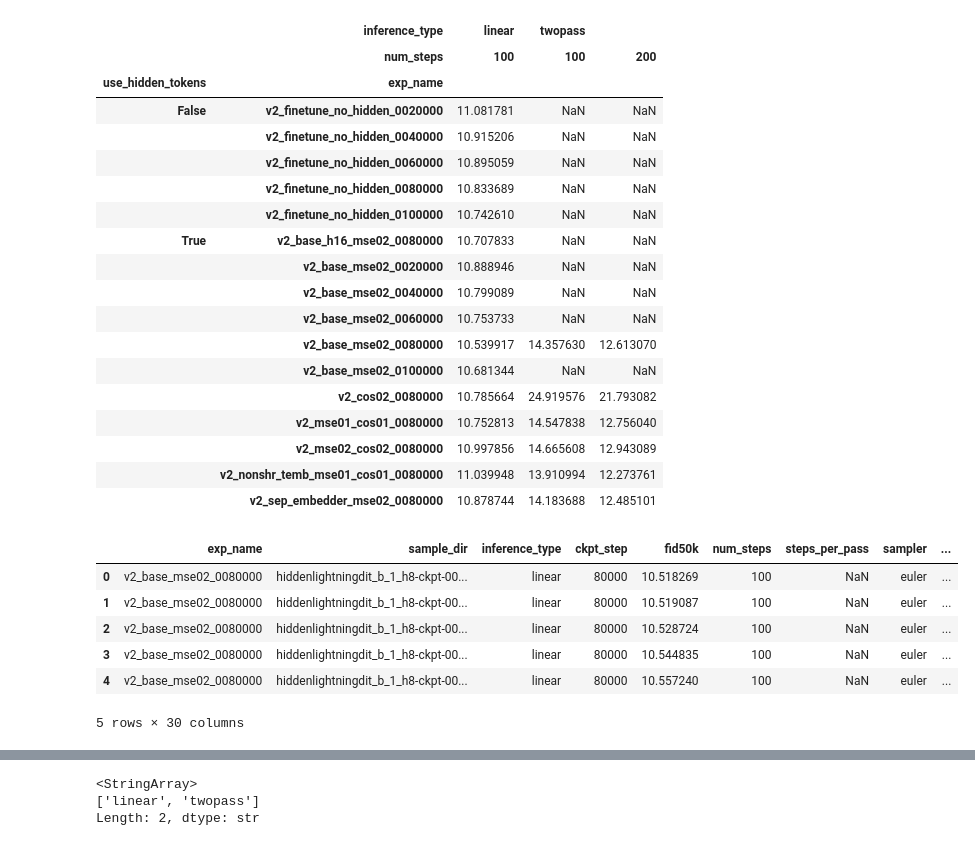
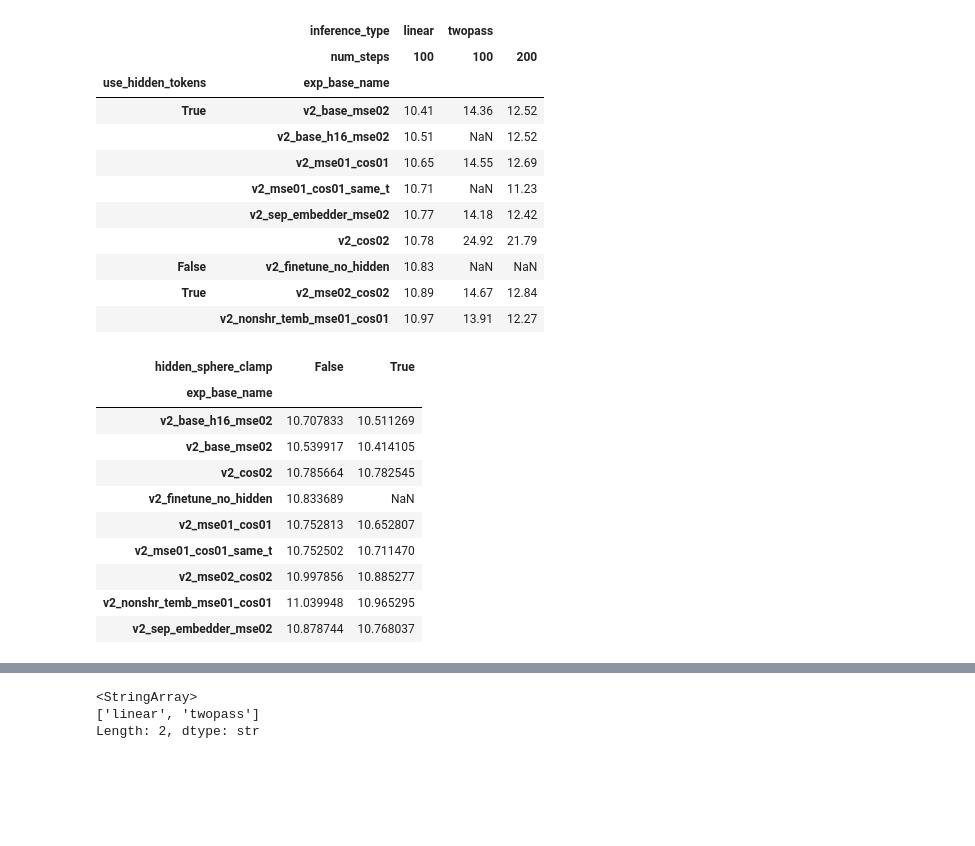
Before and after one commit to BartekPog/sfd-encoder, a Jupyter notebook: notebooks/fid_tables.ipynb, the cells around one changed output, grey strips where cells are left out. Cells and saved outputs as stored; diff of their text form; code cells hidden in the pictures; blank space fills up the shorter version.

```diff
--- a/notebooks/fid_tables.ipynb
+++ b/notebooks/fid_tables.ipynb
@@ -6,3 +6,8 @@ data_file = "../results/fid_summary.csv"
 df = pd.read_csv(data_file)
 df = df[df["exp_name"] != "hidden_b_h200_from_pretrained_weak_h_loss_0080000"]
 df['hidden_schedule_max_t'] = df["hidden_schedule_max_t"].fillna(1.0)
+df['hidden_sphere_clamp'] = df["hidden_sphere_clamp"].fillna(False)
+
+df["exp_base_name"] = df["exp_name"].apply(lambda x: "_".join(x.split("_")[:-1]))
+df['training_steps'] = df["exp_name"].apply(lambda x: int(x.split("_")[-1]))
+df.head()
@@ -31,42 +45,56 @@ df.head()
 # %%
-index = ["use_hidden_tokens", "exp_name"]
+index = ["use_hidden_tokens", "exp_base_name"]
 columns = ["inference_type", "num_steps"]
 values = "fid50k"
 
 
-df.pivot_table(index=index, values=values, columns=columns)
+
+
+
+(
+    df[df["training_steps"] == 80000]
+    .pivot_table(index=index, values=values, columns=columns, aggfunc="min")
+    .sort_values(by=[("linear", 100)], ascending=True)
+    .round(2)
+)
 # %% [output]
 |  | inference_type | linear | twopass |  |
 |  | num_steps | 100 | 100 | 200 |
-| use_hidden_tokens | exp_name |  |  |  |
-| False | v2_finetune_no_hidden_0020000 | 11.081781 | NaN | NaN |
-|  | v2_finetune_no_hidden_0040000 | 10.915206 | NaN | NaN |
-|  | v2_finetune_no_hidden_0060000 | 10.895059 | NaN | NaN |
-|  | v2_finetune_no_hidden_0080000 | 10.833689 | NaN | NaN |
-|  | v2_finetune_no_hidden_0100000 | 10.742610 | NaN | NaN |
-| True | v2_base_h16_mse02_0080000 | 10.707833 | NaN | NaN |
-|  | v2_base_mse02_0020000 | 10.888946 | NaN | NaN |
-|  | v2_base_mse02_0040000 | 10.799089 | NaN | NaN |
-|  | v2_base_mse02_0060000 | 10.753733 | NaN | NaN |
-|  | v2_base_mse02_0080000 | 10.539917 | 14.357630 | 12.613070 |
-|  | v2_base_mse02_0100000 | 10.681344 | NaN | NaN |
-|  | v2_cos02_0080000 | 10.785664 | 24.919576 | 21.793082 |
-|  | v2_mse01_cos01_0080000 | 10.752813 | 14.547838 | 12.756040 |
-|  | v2_mse02_cos02_0080000 | 10.997856 | 14.665608 | 12.943089 |
-|  | v2_nonshr_temb_mse01_cos01_0080000 | 11.039948 | 13.910994 | 12.273761 |
-|  | v2_sep_embedder_mse02_0080000 | 10.878744 | 14.183688 | 12.485101 |
+| use_hidden_tokens | exp_base_name |  |  |  |
+| True | v2_base_mse02 | 10.41 | 14.36 | 12.52 |
+|  | v2_base_h16_mse02 | 10.51 | NaN | 12.52 |
+|  | v2_mse01_cos01 | 10.65 | 14.55 | 12.69 |
+|  | v2_mse01_cos01_same_t | 10.71 | NaN | 11.23 |
+|  | v2_sep_embedder_mse02 | 10.77 | 14.18 | 12.42 |
+|  | v2_cos02 | 10.78 | 24.92 | 21.79 |
+| False | v2_finetune_no_hidden | 10.83 | NaN | NaN |
+| True | v2_mse02_cos02 | 10.89 | 14.67 | 12.84 |
+|  | v2_nonshr_temb_mse01_cos01 | 10.97 | 13.91 | 12.27 |
 # %%
-df["exp_base_name"] = df["exp_name"].apply(lambda x: "_".join(x.split("_")[:-1]))
-df['training_steps'] = df["exp_name"].apply(lambda x: int(x.split("_")[-1]))
-df.head()
+index = ["exp_base_name"]
+columns = ["hidden_sphere_clamp"]
+values = "fid50k"
+
+
+(
+    df[
+        (df["training_steps"] == 80000)
+        & (df["inference_type"] == "linear")
+    ]
+    .pivot_table(index=index, values=values, columns=columns)
+)
 # %% [output]
-|  | exp_name | sample_dir | inference_type | ckpt_step | fid50k | num_steps | steps_per_pass | sampler | ... |
-| 0 | v2_base_mse02_0080000 | hiddenlightningdit_b_1_h8-ckpt-00... | linear | 80000 | 10.518269 | 100 | NaN | euler | ... |
-| 1 | v2_base_mse02_0080000 | hiddenlightningdit_b_1_h8-ckpt-00... | linear | 80000 | 10.519087 | 100 | NaN | euler | ... |
-| 2 | v2_base_mse02_0080000 | hiddenlightningdit_b_1_h8-ckpt-00... | linear | 80000 | 10.528724 | 100 | NaN | euler | ... |
-| 3 | v2_base_mse02_0080000 | hiddenlightningdit_b_1_h8-ckpt-00... | linear | 80000 | 10.544835 | 100 | NaN | euler | ... |
-| 4 | v2_base_mse02_0080000 | hiddenlightningdit_b_1_h8-ckpt-00... | linear | 80000 | 10.557240 | 100 | NaN | euler | ... |
+| hidden_sphere_clamp | False | True |
+| exp_base_name |  |  |
+| v2_base_h16_mse02 | 10.707833 | 10.511269 |
+| v2_base_mse02 | 10.539917 | 10.414105 |
+| v2_cos02 | 10.785664 | 10.782545 |
+| v2_finetune_no_hidden | 10.833689 | NaN |
+| v2_mse01_cos01 | 10.752813 | 10.652807 |
+| v2_mse01_cos01_same_t | 10.752502 | 10.711470 |
+| v2_mse02_cos02 | 10.997856 | 10.885277 |
+| v2_nonshr_temb_mse01_cos01 | 11.039948 | 10.965295 |
+| v2_sep_embedder_mse02 | 10.878744 | 10.768037 |
-5 rows × 30 columns
 # %%
 import plotly.express as px
 import seaborn as sns
```
Also changed, not shown: parts of 6 cells of this notebook, 13 other files.
